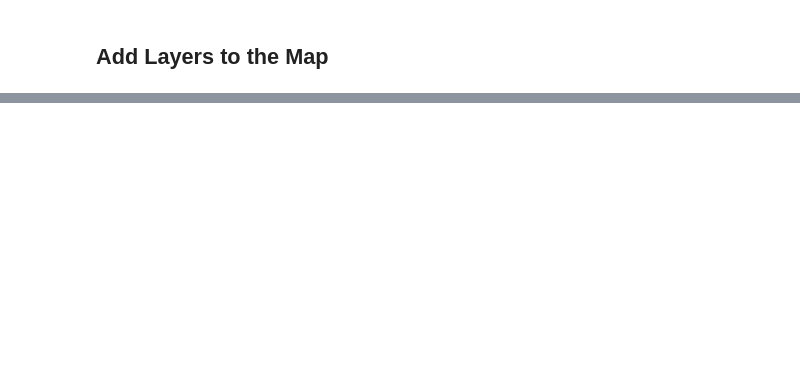
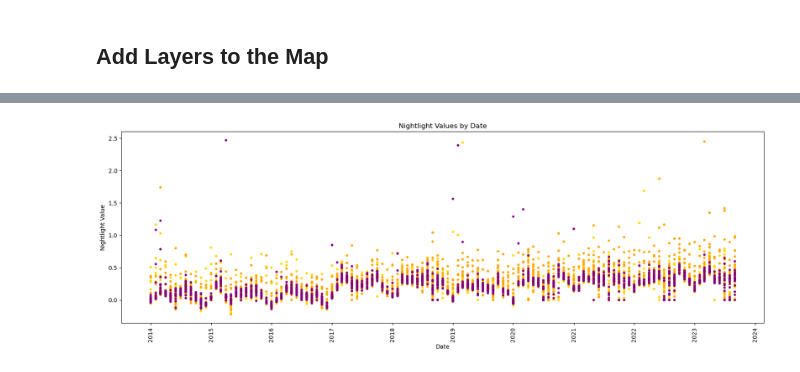
Before and after one commit to geohai/mini-grid-nightlights, a Jupyter notebook: 2_GetNightlightValues.ipynb, the cells around one changed output, grey strips where cells are left out. Cells and saved outputs as stored; diff of their text form; code cells hidden in the pictures; blank space fills up the shorter version.

Commit message:
ILG complete geemap python nightlights analysis

```diff
--- a/2_GetNightlightValues.ipynb
+++ b/2_GetNightlightValues.ipynb
@@ -81,0 +244,14 @@ Now we're looking for populated areas in the countries of interest that have nig
+# %%
+# loop over image collection, create an python list of all images
+nighttime_list = []
+size = nighttime_ic.size().getInfo()
+start_date = nighttime_ic.first().date()
+current_date = start_date
+next_date = current_date.advance(1, 'month')
+for i in range(0, size):
+    nighttime_image = nighttime_ic.filterDate(current_date, next_date).first()
+    nighttime_list.append(nighttime_image)
+    current_date = current_date.advance(1, 'month')
+    next_date = current_date.advance(1, 'month')
+# len(nighttime_list)
+nighttime_list[-1]
@@ -81,0 +278,15 @@ Now we're looking for populated areas in the countries of interest that have nig
+# %%
+image1 = nighttime_reduced[0]
+image1village1 = image1.getInfo()['features'][0]
+
+mean = image1village1['properties']['mean']
+type = image1village1['properties']['site_type']
+date_commissioned = image1village1['properties']['date_commissioned']
+site_name = image1village1['properties']['site_name']
+# image_date = image1.getInfo()['properties']['system:index']
+
+# date = '20140101'
+# mean = 0.0081
+# type = 'Control'
+# date_commissioned = '2030-01-01'
+# site_name = 'Nameofvillage'
@@ -81,0 +369,18 @@ Now we're looking for populated areas in the countries of interest that have nig
+# %%
+# plot the image values by date with a different color for each site_type
+import matplotlib.pyplot as plt
+
+df['image_datetime'] = pd.to_datetime(df['image_date'])
+
+plt.figure(figsize=(20,6))
+plt.title('Nightlight Values by Date')
+plt.xlabel('Date')
+plt.ylabel('Nightlight Value')
+# create a scatter plot with different colors for each site type
+colors = {'Control': 'gold', 'PowerGen': 'orange', 'CBIL': 'purple'}
+plt.scatter(df['image_datetime'], df['image_value'], s=10, c=df['site_type'].apply(lambda x: colors[x]))
+# rotate the x axis labels
+plt.xticks(rotation=90)
+plt.show()
+# %% [output]
+[figure, added]
```
Also changed, not shown: parts of 24 cells of this notebook, 1 other file.
